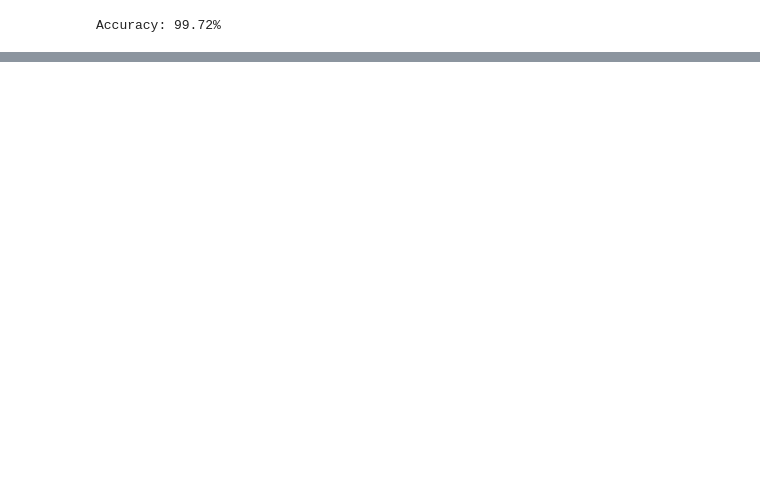
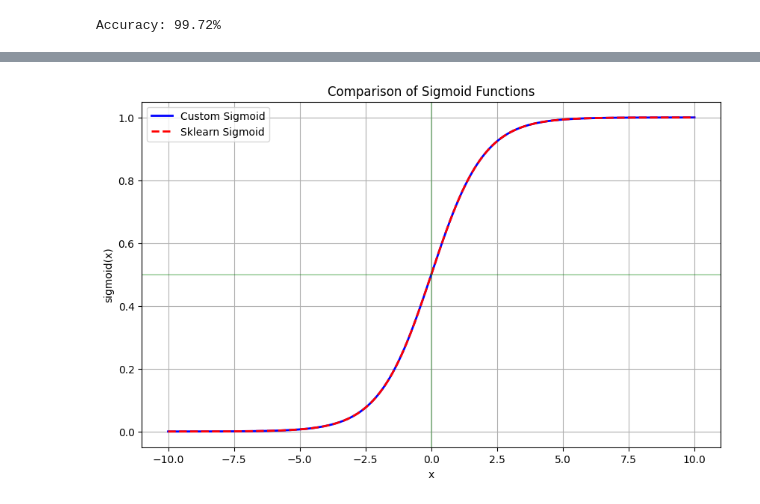
Before and after one commit to mikolaj-olesinski/ML-Models-From-Scratch, a Jupyter notebook: logistic_regression.ipynb, the cells around one changed output, grey strips where cells are left out. Saved outputs shown, nothing was run; the diff lists cells and outputs as text; code cells hidden in the pictures; blank space fills up the shorter version.

Commit message:
added plots and comparision to logistic regression

```diff
--- a/logistic_regression.ipynb
+++ b/logistic_regression.ipynb
@@ -79,0 +68,87 @@ Sklearn Logistic Regression Accuracy: 99.72%
+# %%
+# Generate classification data
+X, y = make_classification(n_samples=1000, n_features=2, n_redundant=0,
+                           n_informative=2, random_state=42, n_clusters_per_class=1)
+
+# Split data into training and testing sets
+X_train, X_test, y_train, y_test = train_test_split(X, y, test_size=0.2, random_state=42)
+
+# Train custom model
+custom_model = LogisticRegression(L=0.01, n_iters=10000)
+custom_model.fit(X_train, y_train)
+
+# Train scikit-learn model
+sklearn_model = SklearnLogReg(max_iter=10000)
+sklearn_model.fit(X_train, y_train)
+
+# Calculate accuracy for both models
+y_pred = custom_model.predict(X_test)
+sklearn_y_pred = sklearn_model.predict(X_test)
+
+custom_accuracy = accuracy_score(y_test, y_pred)
+sklearn_accuracy = accuracy_score(y_test, sklearn_y_pred)
+
+print(f"Custom Logistic Regression Accuracy: {custom_accuracy * 100:.2f}%")
+print(f"Sklearn Logistic Regression Accuracy: {sklearn_accuracy * 100:.2f}%")
+
+# Display model parameters
+print("\nModel Parameters:")
+print("Custom model weights:", custom_model.m_now)
+print("Custom model bias:", custom_model.b_now)
+print("Sklearn model weights:", sklearn_model.coef_[0])
+print("Sklearn model bias:", sklearn_model.intercept_[0])
+
+# Compare parameters
+print("\nWeight Comparison:")
+for i in range(2):
+    print(f"Weight {i}: Custom = {custom_model.m_now[i]:.6f}, Sklearn = {sklearn_model.coef_[0][i]:.6f}, Difference = {abs(custom_model.m_now[i] - sklearn_model.coef_[0][i]):.6f}")
+
+print(f"\nBias: Custom = {custom_model.b_now:.6f}, Sklearn = {sklearn_model.intercept_[0]:.6f}, Difference = {abs(custom_model.b_now - sklearn_model.intercept_[0]):.6f}")
+
+# Compare sigmoid functions
+def custom_sigmoid(x):
+    return 1 / (1 + np.exp(-x))
+
+# Scikit-learn uses scipy.special.expit, which is equivalent to the sigmoid function
+def sklearn_sigmoid(x):
+    from scipy.special import expit
+    return expit(x)
+
+# Create a plot comparing both sigmoid functions
+plt.figure(figsize=(10, 6))
+
+# Data range for sigmoid plot
+x_sigmoid = np.linspace(-10, 10, 1000)
+y_custom = custom_sigmoid(x_sigmoid)
+y_sklearn = sklearn_sigmoid(x_sigmoid)
+
+plt.plot(x_sigmoid, y_custom, 'b-', label='Custom Sigmoid', linewidth=2)
+plt.plot(x_sigmoid, y_sklearn, 'r--', label='Sklearn Sigmoid', linewidth=2)
+plt.grid(True)
+plt.axhline(y=0.5, color='g', linestyle='-', alpha=0.3)
+plt.axvline(x=0, color='g', linestyle='-', alpha=0.3)
+plt.xlabel('x')
+plt.ylabel('sigmoid(x)')
+plt.title('Comparison of Sigmoid Functions')
+plt.legend()
+
+# Simple plot of data points and decision boundaries
+plt.figure(figsize=(10, 6))
+plt.scatter(X[:, 0], X[:, 1], c=y, edgecolors='k', cmap='coolwarm')
+
+# Decision boundary for custom model
+x_boundary = np.linspace(X[:, 0].min() - 1, X[:, 0].max() + 1, 100)
+y_boundary_custom = -(custom_model.m_now[0] * x_boundary + custom_model.b_now) / custom_model.m_now[1]
+plt.plot(x_boundary, y_boundary_custom, 'b-', label=f'Custom: {custom_model.m_now[0]:.2f}x + {custom_model.m_now[1]:.2f}y + {custom_model.b_now:.2f} = 0')
+
+# Decision boundary for scikit-learn model
+y_boundary_sklearn = -(sklearn_model.coef_[0][0] * x_boundary + sklearn_model.intercept_[0]) / sklearn_model.coef_[0][1]
+plt.plot(x_boundary, y_boundary_sklearn, 'r--', label=f'SKLearn: {sklearn_model.coef_[0][0]:.2f}x + {sklearn_model.coef_[0][1]:.2f}y + {sklearn_model.intercept_[0]:.2f} = 0')
+
+plt.grid(True)
+plt.xlabel('Feature 1')
+plt.ylabel('Feature 2')
+plt.title('Data Points and Decision Boundaries')
+plt.legend()
+plt.show()
+# %% [output]
@@ -79,0 +169 @@ Sklearn Logistic Regression Accuracy: 99.72%
+[figure, added]
```
Also changed, not shown: parts of 5 cells of this notebook, 1 other file.
